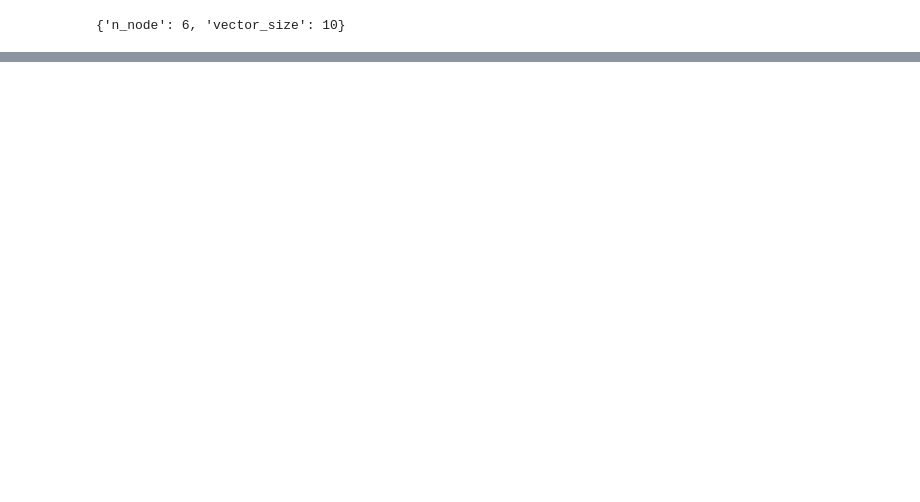
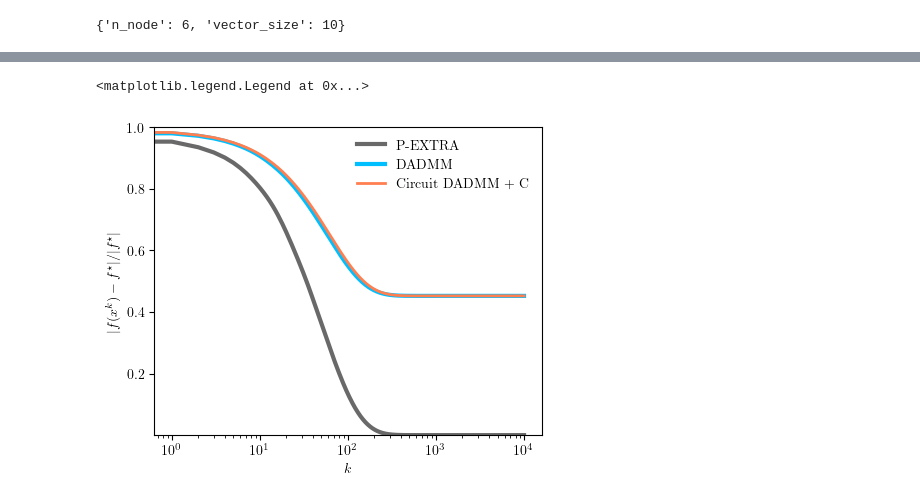
Before and after one commit to cvxgrp/optimization_via_circuits, a Jupyter notebook: convergence/quad_no_constraint_experiment.ipynb, the cells around one changed output, grey strips where cells are left out. Drawn from its saved outputs; the diff is of its cells as text; code cells hidden in the pictures; blank space fills up the shorter version.

```diff
--- a/convergence/quad_no_constraint_experiment.ipynb
+++ b/convergence/quad_no_constraint_experiment.ipynb
@@ -15,18 +15,19 @@ np.random.seed(108)
 # data generation
 problem_spec = {}
 problem_spec['n_node'] = 6
+# problem_spec['vector_size'] = 10
 problem_spec['vector_size'] = 10
 print(problem_spec)
 problem_data = data_generation(problem_spec)
 network_data = graph_generation_nodes6()
 
-problem_data['rho'] = 0.01
+# problem_data['rho'] = 0.01
 
 problem_spec['sc_eps'] = 1
 
 # PG-EXTRA hyperparameters
 problem_data['alpha'] = 2.5
-problem_data['itr_num'] = 1000
+problem_data['itr_num'] = 10000
 # %% [output]
 {'n_node': 6, 'vector_size': 10}
 # %%
@@ -59,0 +57,3 @@ print(f"{f_star=}, {np.linalg.norm(x_opt_star)=}")
+# %%
+f_star, x_opt_star = min_quad_no_constraint(problem_spec, problem_data)
+print(f"{f_star=}, {np.linalg.norm(x_opt_star)=}")
@@ -69,14 +71,15 @@ fi_operators = []
 
 # Define functions and proximal operators to implement the method
 for jj in range(n_node):
-    # bj = b[jj*vector_size : (jj+1)*vector_size]
-    prox_operators += [lambda z, alpha:  cvx_prox_fj_quad_no_constraint(z, alpha, problem_spec, problem_data, jj, eps=1e-4)]
+    # prox_operators += [lambda z, alpha: np.squeeze( np.dot( np.linalg.inv(Q[jj] + 1/alpha * np.eye(vector_size)) , ( z - 1/alpha * b[jj] ).T ) ) ]
+    prox_operators += [lambda z, alpha: prox_fj_quad_no_constraint(z, alpha, problem_spec, problem_data, jj) ]
+    # prox_operators += [lambda z, alpha:  cvx_prox_fj_quad_no_constraint(z, alpha, problem_spec, problem_data, jj, eps=1e-4)]
     fi_operators += [lambda x_kj : (1/2 * x_kj @ Q[jj] @ x_kj.T + b[jj] @ x_kj)[0] ]
 
-    # z = np.random.randn(vector_size)
-    # x1 = prox_fj_geom_mean(z, 1, bj)
-    # x2 = cvx_prox_fj_quad_no_constraint(z, 1, bj, vector_size)
-    # assert np.linalg.norm(x1 - x2) / np.linalg.norm(x1) < 1e-5
+    z = np.random.randn(vector_size)
+    x1 = prox_fj_quad_no_constraint(z, 1/5, problem_spec, problem_data, jj)
+    x2 = cvx_prox_fj_quad_no_constraint(z, 1/5, problem_spec, problem_data, jj, eps=1e-4)
+    assert np.linalg.norm(x1 - x2) / np.linalg.norm(x1) < 1e-5
 # %%
 # params={"R":18, "Inductance":10, "Capacitance":1, "h":1.0541046971920436}
 # dadmm_c_err_opt_star, dadmm_c_err_opt_reldiff, dadmm_c_const_vio, dadmm_c_f_reldiff = co.dadmm("cir_dadmm_c", problem_spec, problem_data,
@@ -115,8 +154,8 @@ admm_err_opt_star, admm_err_opt_reldiff, admm_const_vio, admm_f_reldiff = co.dad
 #                                                                                 params=params, printing=True, freq=200)
 # %%
 # apply P-EXTRA
-problem_data['alpha'] = 0.5
-pg_op_norm, pg_err_opt_star, pg_err_opt_reldiff, pg_const_vio, pg_f_reldiff = p_extra_quad_no_constraint( problem_spec, problem_data, network_data, x_opt_star, f_star, printing=True, freq=200)
+# problem_data['alpha'] = 0.5
+# pg_op_norm, pg_err_opt_star, pg_err_opt_reldiff, pg_const_vio, pg_f_reldiff = p_extra_quad_no_constraint( problem_spec, problem_data, network_data, x_opt_star, f_star, printing=True, freq=200)
 
 # p_extra_quad_no_constraint(problem_spec, problem_data, network_data, x_opt_star, f_star, printing=False, freq=200, params=None)
 # %%
@@ -126,31 +183,34 @@ pg_op_norm, pg_err_opt_star, pg_err_opt_reldiff, pg_const_vio, pg_f_reldiff = p_
 # %%
 fname = "n6_circuit_dadmm_c"
 
 
 
 plt.rc('text', usetex=True)
 plt.rc('font', family='serif')
 plt.rcParams["legend.fontsize"] = 10
 plt.rcParams["lines.linewidth"] = 2
 plt.rcParams["lines.markersize"] = 4
 plt.rcParams["legend.framealpha"] = 0.0
 plt.rcParams["xtick.labelsize"] = 10
 plt.rcParams["ytick.labelsize"] = 10
 plt.rcParams["mathtext.fontset"] = 'cm' # default = 'dejavusans', other options = 'cm', 'stixsans', 'dejavuserif'
 black, red, blue, green = 'dimgrey', 'coral', 'deepskyblue', 'gold'
 
 # operator norm plot (log-log plot)
 plt.figure(figsize=(5,4))
 plt.minorticks_off()
 plt.xscale("log")
-plt.yscale("log")
-# plt.plot(pg_f_reldiff, label='P-EXTRA', color=black, linewidth=3)
+# plt.yscale("log")
+plt.plot(pg_f_reldiff, label='P-EXTRA', color=black, linewidth=3)
 plt.plot(admm_f_reldiff, label='DADMM', color=blue, linewidth=3)
 # plt.plot(ciradmm_f_reldiff, label='Circuit DADMM',  color=green, linewidth=2)
 plt.plot(dadmm_c_f_reldiff, label='Circuit DADMM + C',  color=red, linewidth=2)
 plt.xlabel(r"$k$")
-plt.ylabel(r"$|f(x^k) - f^\star|/f^\star$")
+plt.ylabel(r"$|f(x^k) - f^\star|/|f^\star|$")
 # plt.ylabel(r"$\|\tilde{\mathbf{A}}x_k\|^2_M$")
 plt.ylim(1e-10, 1e0)
 plt.legend()
-plt.savefig(f'plots/freldif_{fname}.pdf', dpi=300)
+# plt.savefig(f'plots/freldif_{fname}.pdf', dpi=300)
+# %% [output]
+<matplotlib.legend.Legend at 0x...>
+[figure, added]
```
Also changed, not shown: parts of 7 cells of this notebook, 7 other files.
